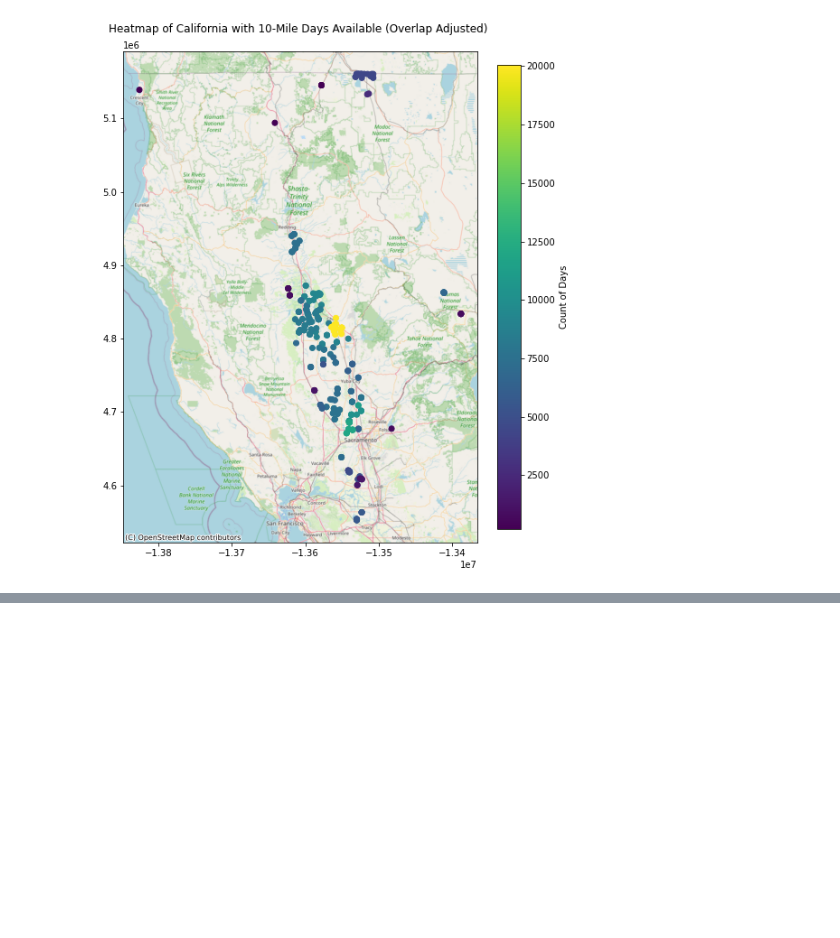
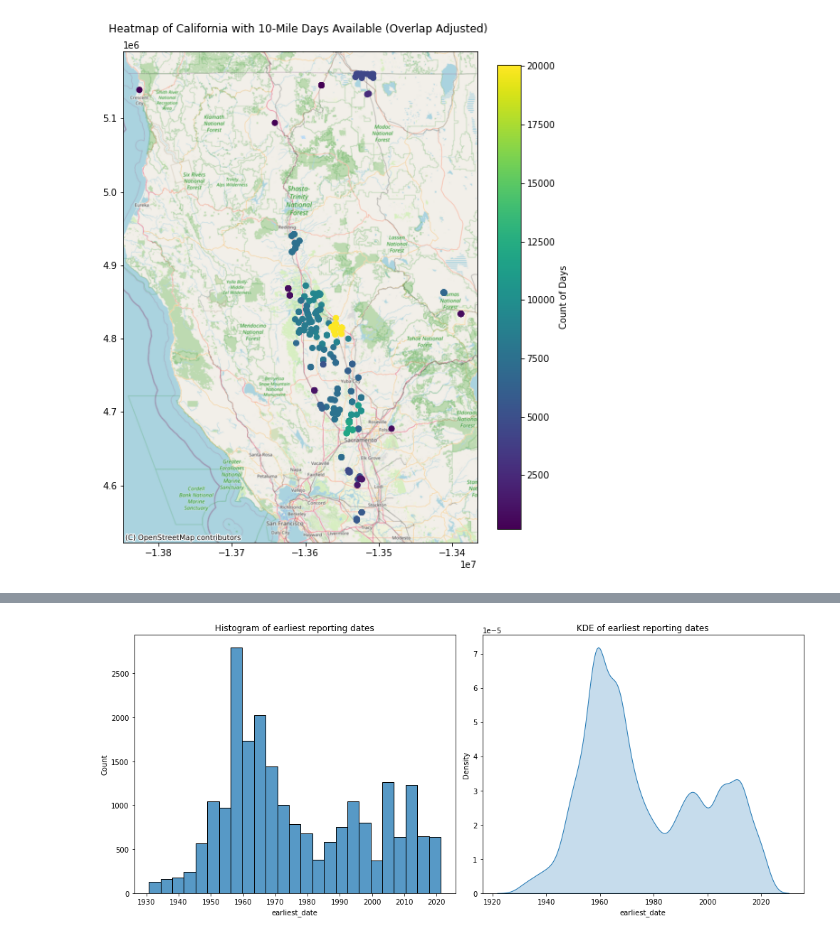
Before and after one commit to nicr0ss/DS-Honours, a Jupyter notebook: notebooks/DWR Historic Wells.ipynb, the cells around one changed output, grey strips where cells are left out. Cells and saved outputs as stored; diff of their text form; code cells hidden in the pictures; blank space fills up the shorter version.

```diff
--- a/notebooks/DWR Historic Wells.ipynb
+++ b/notebooks/DWR Historic Wells.ipynb
@@ -259,0 +430,20 @@ plt.show()
+# %%
+plt.figure(figsize=(14, 6))
+
+plt.subplot(1, 2, 1)
+sns.histplot(periodic_gpd[(periodic_gpd["earliest_date"] < periodic_gpd["earliest_date"].quantile(0.975)) &
+            (periodic_gpd["earliest_date"] > periodic_gpd["earliest_date"].quantile(0.025))
+            ]["earliest_date"], bins=25)
+plt.title("Histogram of earliest reporting dates")
+
+plt.subplot(1, 2, 2)
+sns.kdeplot(periodic_gpd[(periodic_gpd["earliest_date"] < periodic_gpd["earliest_date"].quantile(0.975)) &
+            (periodic_gpd["earliest_date"] > periodic_gpd["earliest_date"].quantile(0.025))
+            ]["earliest_date"], fill=True)
+plt.title("KDE of earliest reporting dates")
+
+plt.tight_layout()
+
+plt.show()
+# %% [output]
+[figure, added]
```
Also changed, not shown: parts of 28 cells of this notebook.
